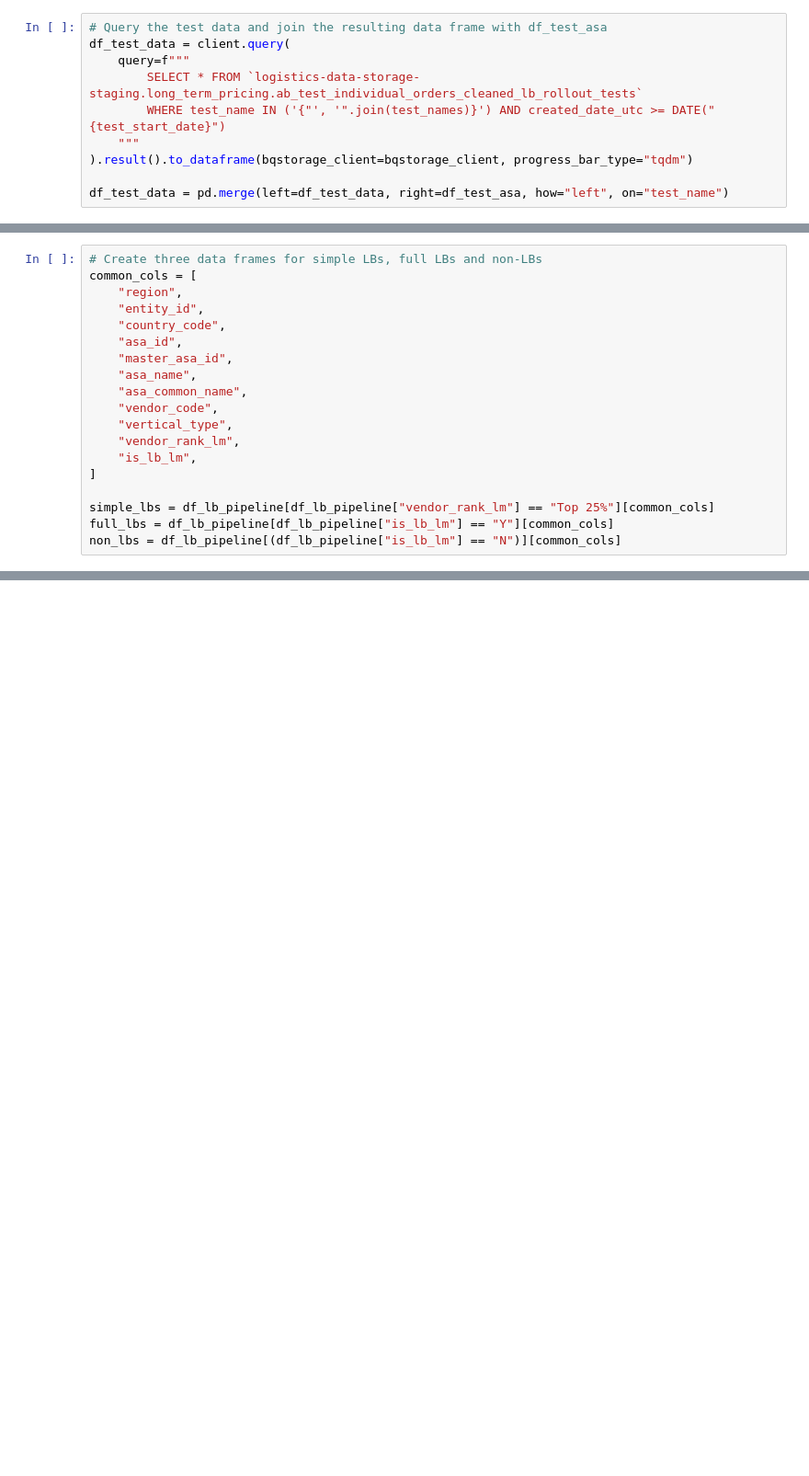
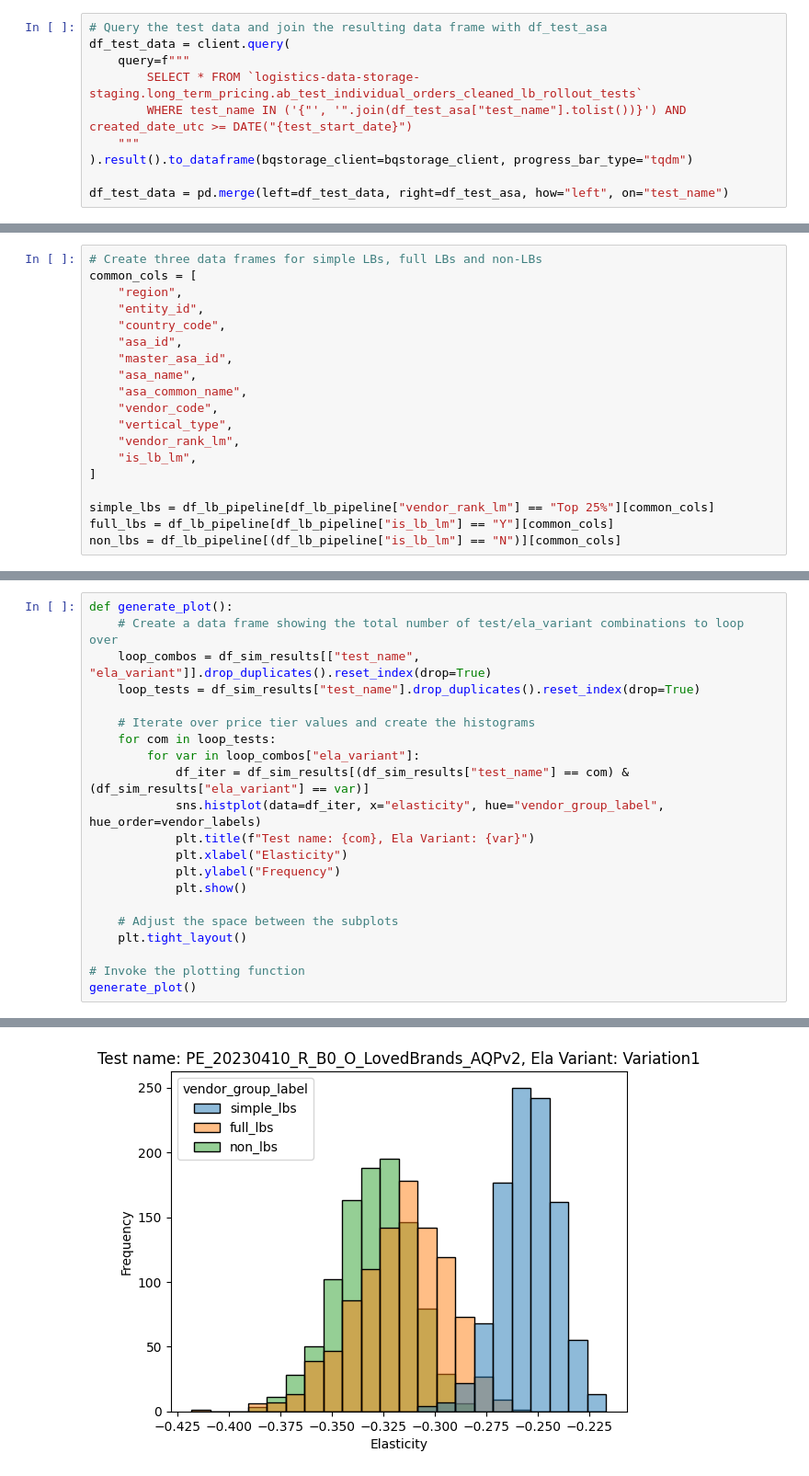
Before and after one commit to omar-elmaria/bootstrap_analysis, a Jupyter notebook: bootstrap_analysis.ipynb, the cells around one changed output, grey strips where cells are left out. Shown: that part at 92% size. Drawn from its saved outputs; the diff is of its cells as text; blank space fills up the shorter version.

```diff
--- a/bootstrap_analysis.ipynb
+++ b/bootstrap_analysis.ipynb
@@ -32,7 +94,7 @@ bqstorage_client = bigquery_storage.BigQueryReadClient()
 df_test_data = client.query(
     query=f"""
         SELECT * FROM `logistics-data-storage-staging.long_term_pricing.ab_test_individual_orders_cleaned_lb_rollout_tests`
-        WHERE test_name IN ('{"', '".join(test_names)}') AND created_date_utc >= DATE("{test_start_date}")
+        WHERE test_name IN ('{"', '".join(df_test_asa["test_name"].tolist())}') AND created_date_utc >= DATE("{test_start_date}")
     """
 ).result().to_dataframe(bqstorage_client=bqstorage_client, progress_bar_type="tqdm")
 
@@ -335,0 +367,22 @@ plot_func_kpi_single(test_name="TH_20230331_LBs_NST_ASA ID 1098_New Wave")
+# %%
+def generate_plot():
+    # Create a data frame showing the total number of test/ela_variant combinations to loop over
+    loop_combos = df_sim_results[["test_name", "ela_variant"]].drop_duplicates().reset_index(drop=True)
+    loop_tests = df_sim_results["test_name"].drop_duplicates().reset_index(drop=True)
+
+    # Iterate over price tier values and create the histograms
+    for com in loop_tests:
+        for var in loop_combos["ela_variant"]:
+            df_iter = df_sim_results[(df_sim_results["test_name"] == com) & (df_sim_results["ela_variant"] == var)]
+            sns.histplot(data=df_iter, x="elasticity", hue="vendor_group_label", hue_order=vendor_labels)
+            plt.title(f"Test name: {com}, Ela Variant: {var}")
+            plt.xlabel("Elasticity")
+            plt.ylabel("Frequency")
+            plt.show()
+
+    # Adjust the space between the subplots
+    plt.tight_layout()
+
+# Invoke the plotting function
+generate_plot()
+# %% [output]
@@ -335,0 +391 @@ plot_func_kpi_single(test_name="TH_20230331_LBs_NST_ASA ID 1098_New Wave")
+[figure, added]
```
Also changed, not shown: parts of 19 cells of this notebook.
